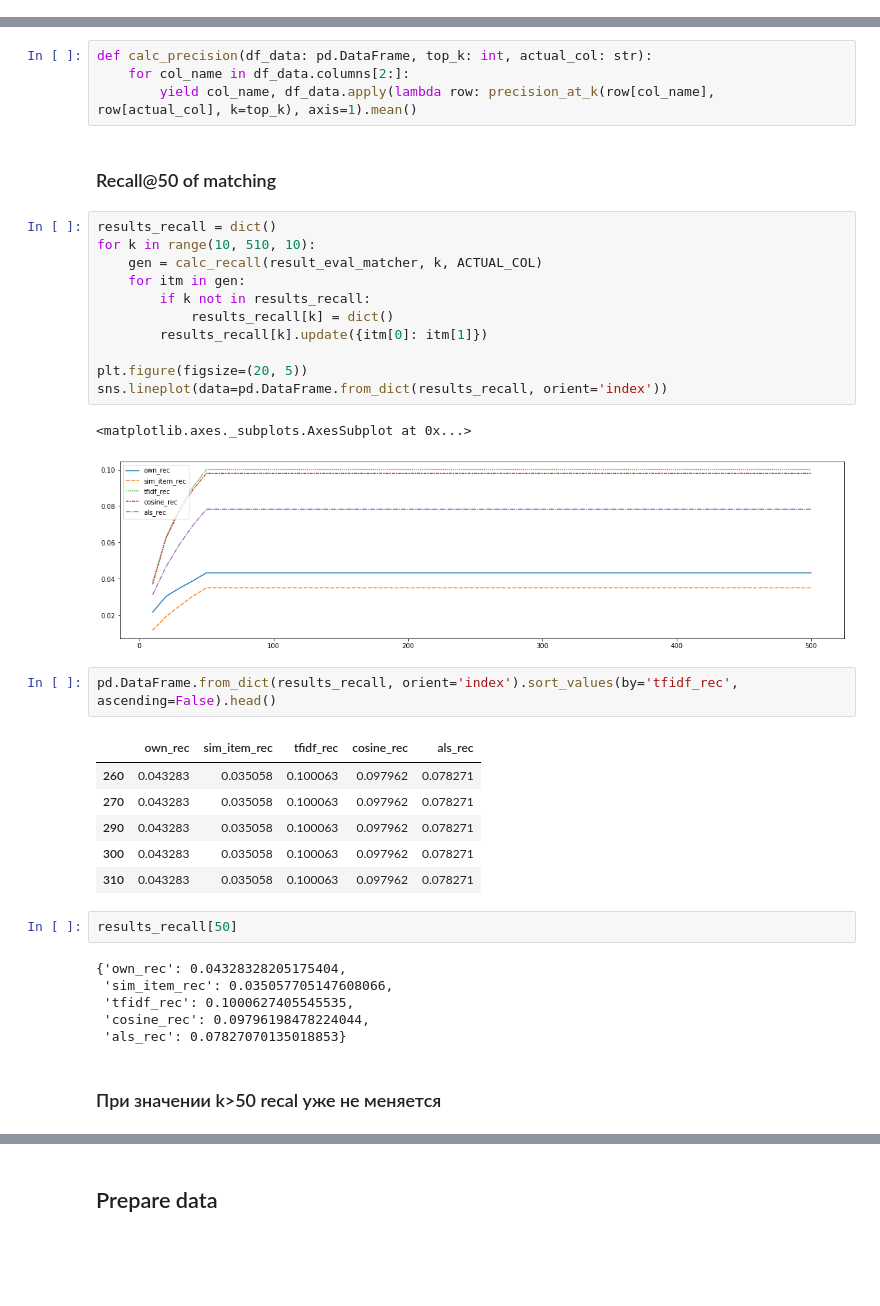
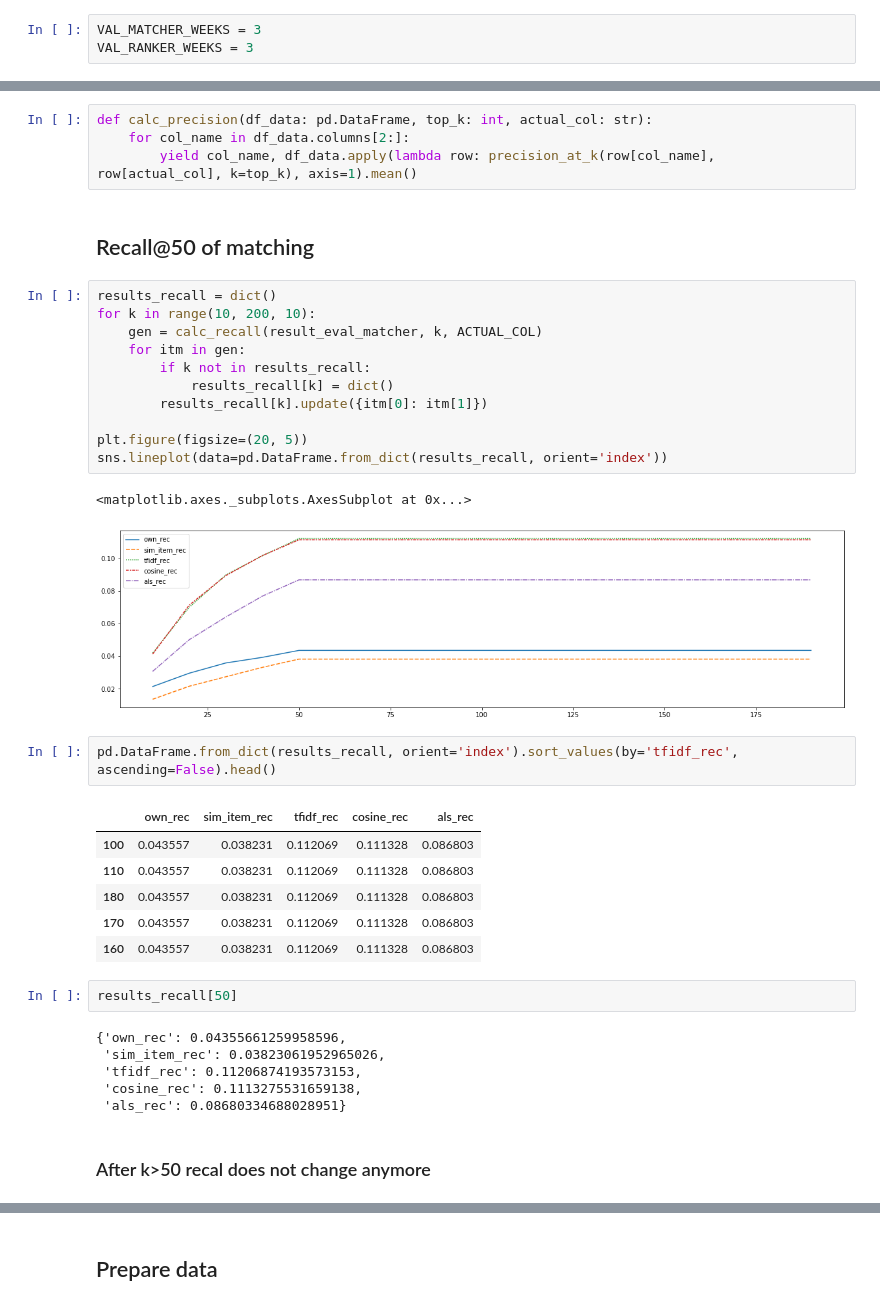
Before and after one commit to albul-k/gb_recommender_systems, a Jupyter notebook: task.ipynb, the cells around one changed output, grey strips where cells are left out. Drawn from its saved outputs; the diff is of its cells as text; blank space fills up the shorter version.

```diff
--- a/task.ipynb
+++ b/task.ipynb
@@ -58 +54,4 @@ VAL_RANKER_WEEKS = 3
+# %%
+VAL_MATCHER_WEEKS = 3
+VAL_RANKER_WEEKS = 3
 # %%
@@ -192,39 +185,39 @@ def calc_precision(df_data: pd.DataFrame, top_k: int, actual_col: str):
     for col_name in df_data.columns[2:]:
         yield col_name, df_data.apply(lambda row: precision_at_k(row[col_name], row[actual_col], k=top_k), axis=1).mean()
 # %% [markdown]
-### Recall@50 of matching
+## Recall@50 of matching
 # %%
 results_recall = dict()
-for k in range(10, 510, 10):
+for k in range(10, 200, 10):
     gen = calc_recall(result_eval_matcher, k, ACTUAL_COL)
     for itm in gen:
         if k not in results_recall:
             results_recall[k] = dict()
         results_recall[k].update({itm[0]: itm[1]})
 
 plt.figure(figsize=(20, 5))
 sns.lineplot(data=pd.DataFrame.from_dict(results_recall, orient='index'))
 # %% [output]
 <matplotlib.axes._subplots.AxesSubplot at 0x...>
-[figure, old version]
+[figure, new version]
 # %%
 pd.DataFrame.from_dict(results_recall, orient='index').sort_values(by='tfidf_rec', ascending=False).head()
 # %% [output]
 |  | own_rec | sim_item_rec | tfidf_rec | cosine_rec | als_rec |
-| 260 | 0.043283 | 0.035058 | 0.100063 | 0.097962 | 0.078271 |
-| 270 | 0.043283 | 0.035058 | 0.100063 | 0.097962 | 0.078271 |
-| 290 | 0.043283 | 0.035058 | 0.100063 | 0.097962 | 0.078271 |
-| 300 | 0.043283 | 0.035058 | 0.100063 | 0.097962 | 0.078271 |
-| 310 | 0.043283 | 0.035058 | 0.100063 | 0.097962 | 0.078271 |
+| 100 | 0.043557 | 0.038231 | 0.112069 | 0.111328 | 0.086803 |
+| 110 | 0.043557 | 0.038231 | 0.112069 | 0.111328 | 0.086803 |
+| 180 | 0.043557 | 0.038231 | 0.112069 | 0.111328 | 0.086803 |
+| 170 | 0.043557 | 0.038231 | 0.112069 | 0.111328 | 0.086803 |
+| 160 | 0.043557 | 0.038231 | 0.112069 | 0.111328 | 0.086803 |
 # %%
 results_recall[50]
 # %% [output]
-{'own_rec': 0.04328328205175404,
- 'sim_item_rec': 0.035057705147608066,
- 'tfidf_rec': 0.1000627405545535,
- 'cosine_rec': 0.09796198478224044,
- 'als_rec': 0.07827070135018853}
+{'own_rec': 0.04355661259958596,
+ 'sim_item_rec': 0.03823061952965026,
+ 'tfidf_rec': 0.11206874193573153,
+ 'cosine_rec': 0.1113275531659138,
+ 'als_rec': 0.08680334688028951}
-# %% [markdown]
-### При значении k>50 recal уже не меняется
+# %% [markdown]
+### After k>50 recal does not change anymore
 # %%
 TOPK_RECALL = 50
```
Also changed, not shown: parts of 43 cells of this notebook.
